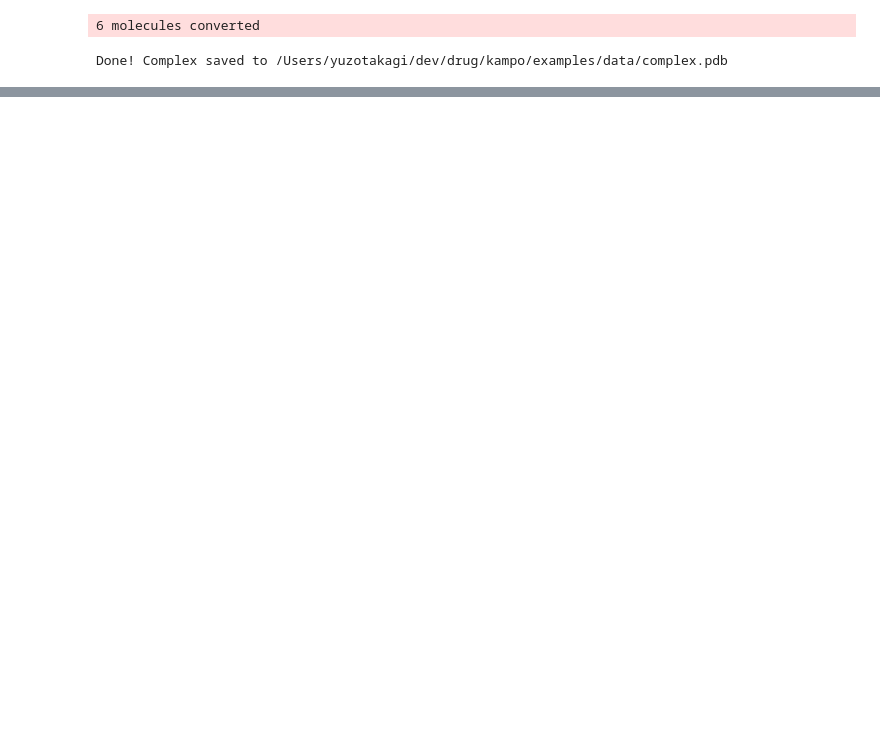
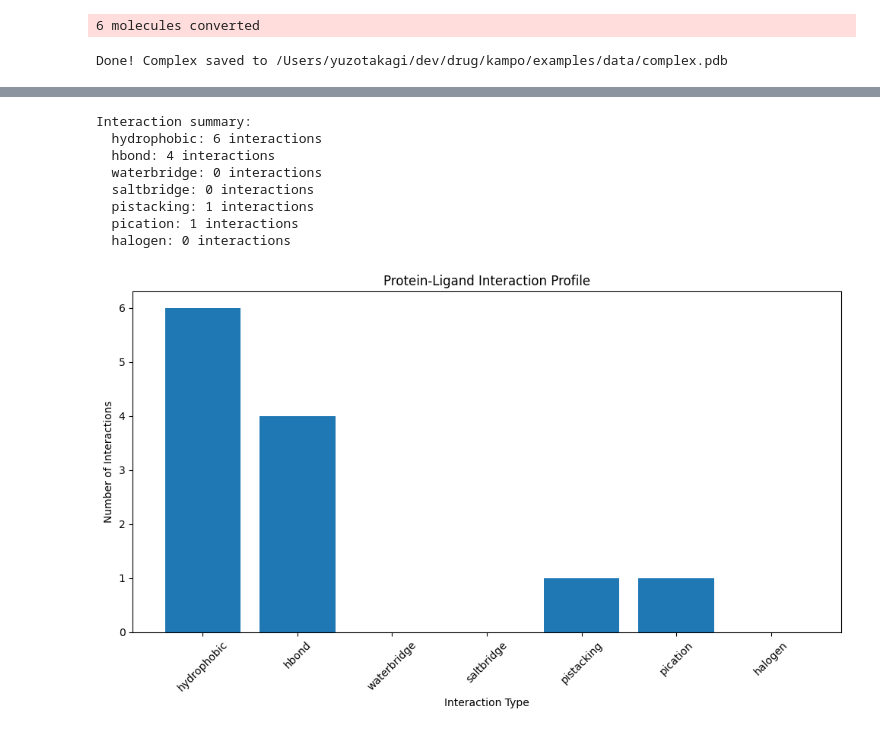
Before and after one commit to ytworks/DiagnosisForth, a Jupyter notebook: examples/plip_example.ipynb, the cells around one changed output, grey strips where cells are left out. Saved outputs shown, nothing was run; the diff lists cells and outputs as text; code cells hidden in the pictures; blank space fills up the shorter version.

```diff
--- a/examples/plip_example.ipynb
+++ b/examples/plip_example.ipynb
@@ -18,10 +22,14 @@ from plip.exchange.report import BindingSiteReport
 # %%
+# Setup working directory and convert PDBQT files to SDF format
 base_work_dir = Path.cwd()
 base_work_dir = base_work_dir.resolve()
 work_dir = base_work_dir
 pdbqt_files = sorted(list((work_dir / 'data').glob("*.pdbqt")))
-for f in pdbqt_files:
-    kampo.converters.obabel.pdbqt2sdf(f"{f}", str(work_dir / 'data' / f"{f.stem}.sdf"))
+
+# Convert all PDBQT files to SDF format using the new function name
+for pdbqt_file in pdbqt_files:
+    output_sdf = work_dir / 'data' / f"{pdbqt_file.stem}.sdf"
+    convert_pdbqt_to_sdf(str(pdbqt_file), str(output_sdf))
 # %% [output]
 6 molecules converted
 # %%
@@ -51,0 +49,8 @@ view.show()
+# %%
+# Analyze protein-ligand interactions using new function name
+interactions_by_site = analyze_protein_ligand_interactions(str(complex_path))
+
+# Select the first binding site
+index_of_selected_site = 0
+selected_site = list(interactions_by_site.keys())[index_of_selected_site]
+print(f"Selected binding site: {selected_site}")
@@ -51,0 +88,37 @@ view.show()
+# %%
+# Analyze different types of interactions
+interaction_types = ["hydrophobic", "hbond", "waterbridge", "saltbridge", "pistacking", "pication", "halogen"]
+
+# Create a summary of all interactions
+interaction_summary = {}
+for interaction_type in interaction_types:
+    df = interactions_to_dataframe(
+        binding_site=interactions_by_site[selected_site],
+        interaction_type=interaction_type
+    )
+    interaction_summary[interaction_type] = len(df)
+
+# Display summary
+print("Interaction summary:")
+for itype, count in interaction_summary.items():
+    print(f"  {itype}: {count} interactions")
+
+# Plot interaction counts
+plt.figure(figsize=(10, 6))
+plt.bar(interaction_summary.keys(), interaction_summary.values())
+plt.xlabel('Interaction Type')
+plt.ylabel('Number of Interactions')
+plt.title('Protein-Ligand Interaction Profile')
+plt.xticks(rotation=45)
+plt.tight_layout()
+plt.show()
+# %% [output]
+Interaction summary:
+  hydrophobic: 6 interactions
+  hbond: 4 interactions
+  waterbridge: 0 interactions
+  saltbridge: 0 interactions
+  pistacking: 1 interactions
+  pication: 1 interactions
+  halogen: 0 interactions
+[figure, added]
```
Also changed, not shown: parts of 8 cells of this notebook, 24 other files.
